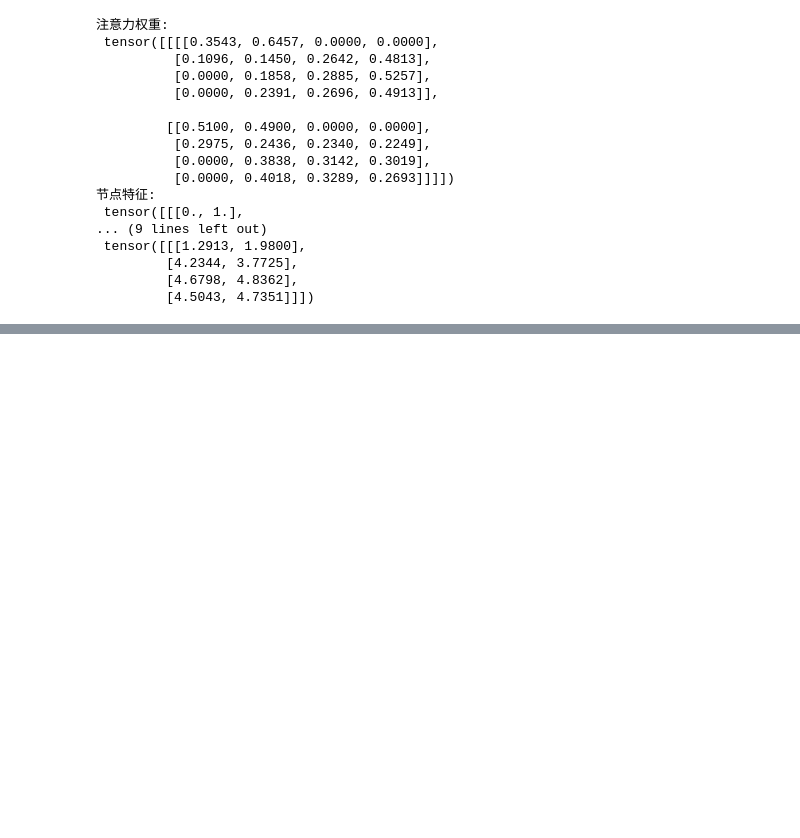
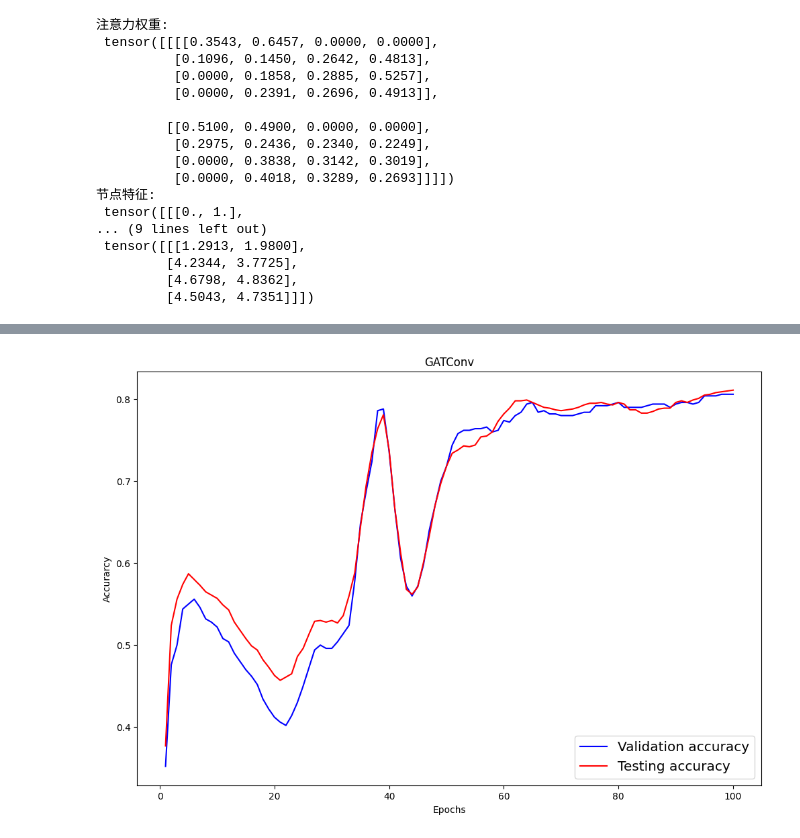
Before and after one commit to LiamxZhang/GNN_algorithms, a Jupyter notebook: tutorial/a_simple_tutorial_for_gat.ipynb, the cells around one changed output, grey strips where cells are left out. Cells and saved outputs as stored; diff of their text form; code cells hidden in the pictures; blank space fills up the shorter version.

```diff
--- a/tutorial/a_simple_tutorial_for_gat.ipynb
+++ b/tutorial/a_simple_tutorial_for_gat.ipynb
@@ -128,0 +176,31 @@ Data(x=[3, 1], edge_index=[2, 4])
+# %%
+optimizer = torch.optim.Adam(model.parameters(), lr=0.005, weight_decay=5e-4)
+criterion = torch.nn.CrossEntropyLoss()
+
+def train():
+      model.train()
+      optimizer.zero_grad()
+      out = model(data.x, data.edge_index)
+      loss = criterion(out[data.train_mask], data.y[data.train_mask])
+      loss.backward()
+      optimizer.step()
+      return loss
+
+def test(mask):
+      model.eval()
+      out = model(data.x, data.edge_index)
+      pred = out.argmax(dim=1)
+      correct = pred[mask] == data.y[mask]
+      acc = int(correct.sum()) / int(mask.sum())
+      return acc
+# %%
+val_acc_all = []
+test_acc_all = []
+
+for epoch in range(1, 101):
+    loss = train()
+    val_acc = test(data.val_mask)
+    test_acc = test(data.test_mask)
+    val_acc_all.append(val_acc)
+    test_acc_all.append(test_acc)
+    print(f'Epoch: {epoch:03d}, Loss: {loss:.4f}, Val: {val_acc:.4f}, Test: {test_acc:.4f}')
@@ -128,0 +225,16 @@ Data(x=[3, 1], edge_index=[2, 4])
+# %%
+%matplotlib inline
+import matplotlib.pyplot as plt
+import numpy as np
+
+plt.figure(figsize=(12,8))
+plt.plot(np.arange(1, len(val_acc_all) + 1), val_acc_all, label='Validation accuracy', c='blue')
+plt.plot(np.arange(1, len(test_acc_all) + 1), test_acc_all, label='Testing accuracy', c='red')
+plt.xlabel('Epochs')
+plt.ylabel('Accurarcy')
+plt.title('GATConv')
+plt.legend(loc='lower right', fontsize='x-large')
+plt.savefig('gat_loss.png')
+plt.show()
+# %% [output]
+[figure, added]
```
Also changed, not shown: parts of 5 cells of this notebook, 2 other files.
